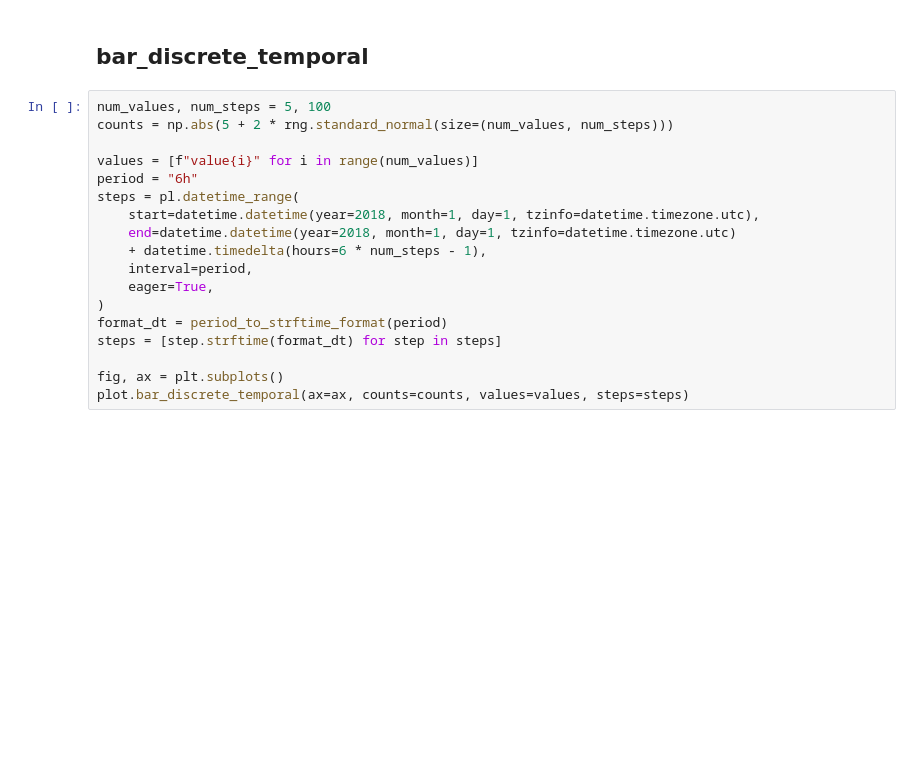
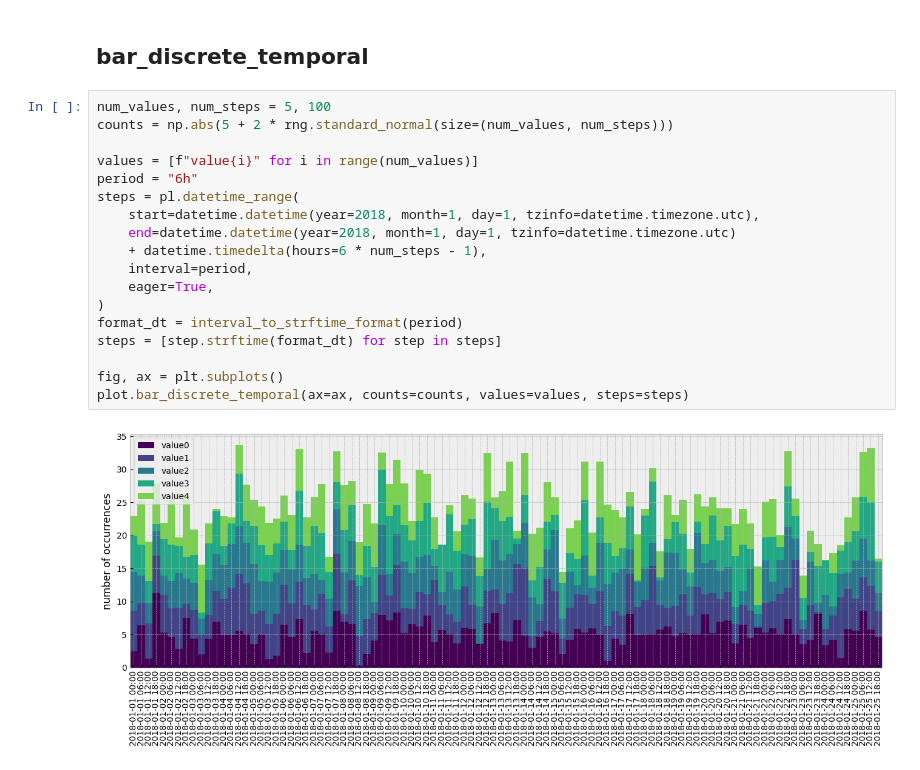
Before and after one commit to durandtibo/pandasx, a Jupyter notebook: notebooks/plot.ipynb, the cells around one changed output. Saved outputs shown, nothing was run; the diff lists cells and outputs as text; blank space fills up the shorter version.

```diff
--- a/notebooks/plot.ipynb
+++ b/notebooks/plot.ipynb
@@ -116,21 +142,23 @@ plot.bar_discrete(ax, names=["a", "b", "c", "d"], counts=[5, 1001, 42, 27])
 # %%
 num_values, num_steps = 5, 100
 counts = np.abs(5 + 2 * rng.standard_normal(size=(num_values, num_steps)))
 
 values = [f"value{i}" for i in range(num_values)]
 period = "6h"
 steps = pl.datetime_range(
     start=datetime.datetime(year=2018, month=1, day=1, tzinfo=datetime.timezone.utc),
     end=datetime.datetime(year=2018, month=1, day=1, tzinfo=datetime.timezone.utc)
     + datetime.timedelta(hours=6 * num_steps - 1),
     interval=period,
     eager=True,
 )
-format_dt = period_to_strftime_format(period)
+format_dt = interval_to_strftime_format(period)
 steps = [step.strftime(format_dt) for step in steps]
 
 fig, ax = plt.subplots()
 plot.bar_discrete_temporal(ax=ax, counts=counts, values=values, steps=steps)
+# %% [output]
+[figure, added]
 # %%
 fig, ax = plt.subplots()
 plot.bar_discrete_temporal(ax=ax, counts=counts, values=values, steps=steps, proportion=True)
```
Also changed, not shown: parts of 15 cells of this notebook, 1 other file.
